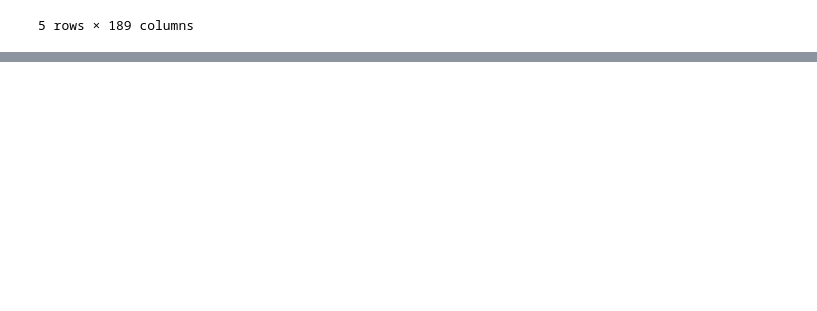
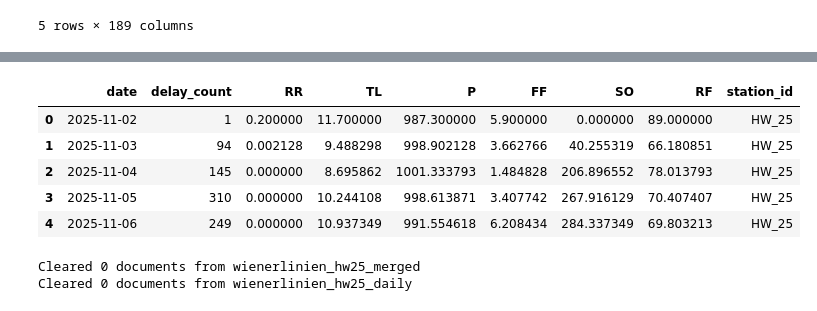
Before and after one commit to LisaMayr/WeatherAndDelay, a Jupyter notebook: notebooks/merge_wienerlinien_hw25.ipynb, the cells around one changed output, grey strips where cells are left out. Cells and saved outputs as stored; diff of their text form; code cells hidden in the pictures; blank space fills up the shorter version.

```diff
--- a/notebooks/merge_wienerlinien_hw25.ipynb
+++ b/notebooks/merge_wienerlinien_hw25.ipynb
@@ -149 +189,49 @@ merged.head()
+# %%
+# Daily delay summary with weather at delay times
+numeric_weather_cols = [c for c in WEATHER_COLS if c != "station_id"]
+
+agg_map = {"delay_count": ("start_time", "size")}
+for col in numeric_weather_cols:
+    agg_map[col] = (col, "mean")
+if "station_id" in WEATHER_COLS:
+    agg_map["station_id"] = ("station_id", "first")
+
+daily_summary = (
+    cleaned
+    .dropna(subset=["start_time"])
+    .assign(date=lambda df: df["start_time"].dt.date)
+    .groupby("date", as_index=False)
+    .agg(**agg_map)
+)
+
+daily_summary["date"] = pd.to_datetime(daily_summary["date"])
+daily_summary.head()
+# %% [output]
+|  | date | delay_count | RR | TL | P | FF | SO | RF | station_id |
+| 0 | 2025-11-02 | 1 | 0.200000 | 11.700000 | 987.300000 | 5.900000 | 0.000000 | 89.000000 | HW_25 |
+| 1 | 2025-11-03 | 94 | 0.002128 | 9.488298 | 998.902128 | 3.662766 | 40.255319 | 66.180851 | HW_25 |
+| 2 | 2025-11-04 | 145 | 0.000000 | 8.695862 | 1001.333793 | 1.484828 | 206.896552 | 78.013793 | HW_25 |
+| 3 | 2025-11-05 | 310 | 0.000000 | 10.244108 | 998.613871 | 3.407742 | 267.916129 | 70.407407 | HW_25 |
+| 4 | 2025-11-06 | 249 | 0.000000 | 10.937349 | 991.554618 | 6.208434 | 284.337349 | 69.803213 | HW_25 |
+# %%
+# Clear output collections in MongoDB if you want to rerun inserts
+import os
+from pymongo import MongoClient
+
+MONGO_URI = os.getenv("MONGO_URI", "mongodb://mongodb:27017")
+DB_NAME = os.getenv("MONGO_DB", "big_data_austria")
+CLEANED_COLLECTION = os.getenv("CLEANED_COLLECTION", "wienerlinien_hw25_merged")
+DAILY_COLLECTION = os.getenv("DAILY_COLLECTION", "wienerlinien_hw25_daily")
+
+client = MongoClient(MONGO_URI)
+db = client[DB_NAME]
+
+delete_cleaned = db[CLEANED_COLLECTION].delete_many({})
+delete_daily = db[DAILY_COLLECTION].delete_many({})
+
+print(f"Cleared {delete_cleaned.deleted_count} documents from {CLEANED_COLLECTION}")
+print(f"Cleared {delete_daily.deleted_count} documents from {DAILY_COLLECTION}")
+# %% [output]
+Cleared 0 documents from wienerlinien_hw25_merged
+Cleared 0 documents from wienerlinien_hw25_daily
 # %%
```
Also changed, not shown: parts of 3 cells of this notebook, 24 other files.
